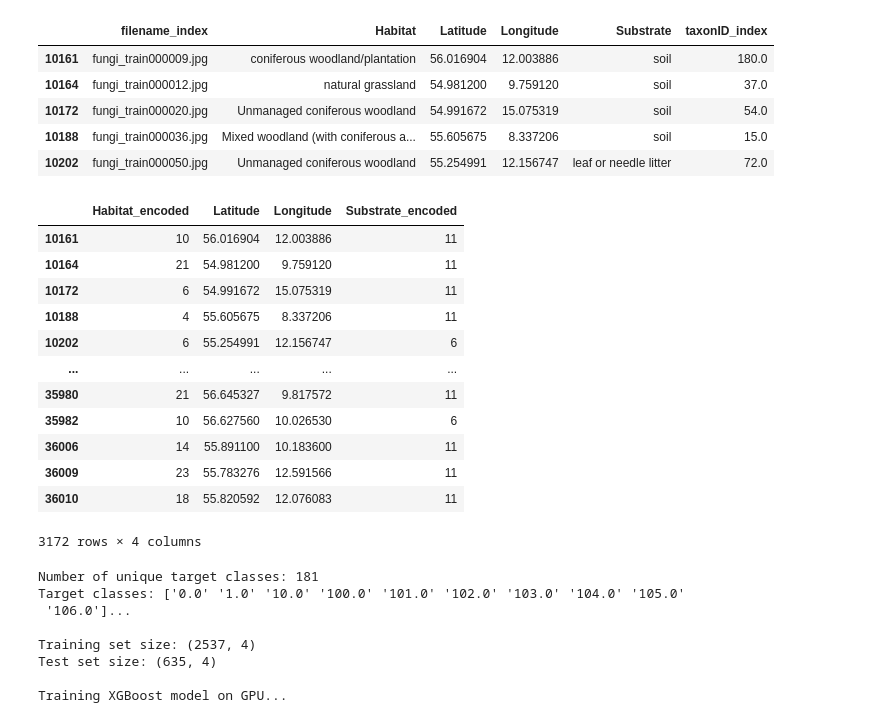
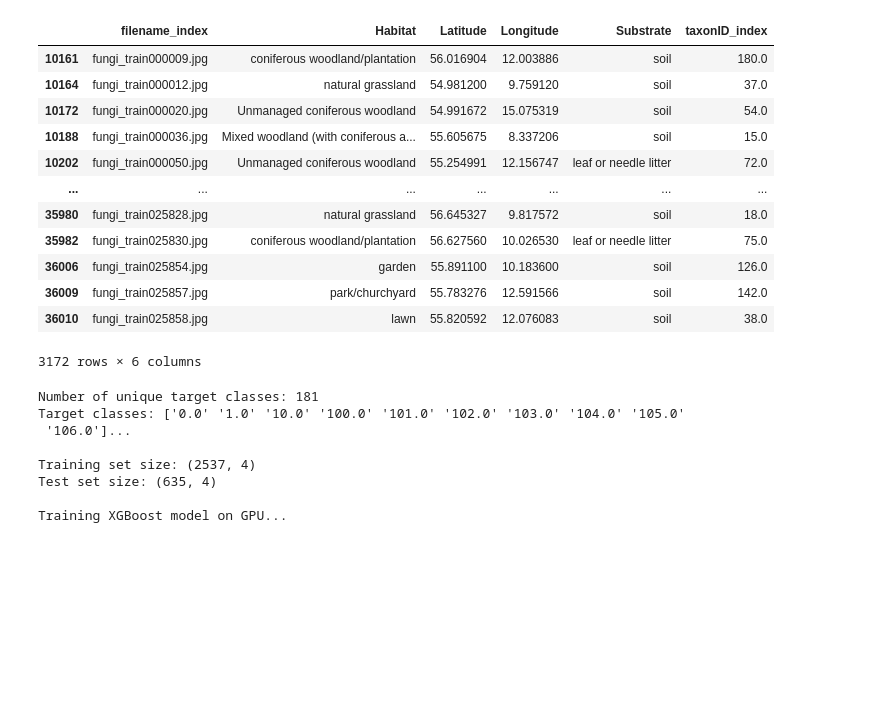
Before and after one commit to andreasaspe/MultimodalDataChallenge2025, a Jupyter notebook: src/XGBoost.ipynb, the cells around one changed output. Saved outputs shown, nothing was run; the diff lists cells and outputs as text; code cells hidden in the pictures; blank space fills up the shorter version.

```diff
--- a/src/XGBoost.ipynb
+++ b/src/XGBoost.ipynb
@@ -170,40 +1,45 @@
 # %%
 import pandas as pd
 import numpy as np
 from sklearn.model_selection import train_test_split
 from sklearn.preprocessing import LabelEncoder, StandardScaler
 from sklearn.metrics import classification_report, accuracy_score
 import xgboost as xgb
 import matplotlib.pyplot as plt
 import seaborn as sns
 from datetime import datetime
 
 data_file = "/home/awias/data/Summerschool_2025/metadata_more.csv"
 
 # Load your CSV file
 df = pd.read_csv(data_file)
 
 # Only keep the records where the substring 'train' is in filename_index
 df = df[df['filename_index'].str.contains('train', na=False)].copy()
 
 # Remove rows where taxonID_index is missing (since it's our target)
-df_clean = df.dropna(subset=['taxonID_index']).copy()
+df = df.dropna(subset=['taxonID_index']).copy()
 
 # Remove 'eventDate' column
-df_clean = df_clean.drop(columns=['eventDate'], errors='ignore')
+df = df.drop(columns=['eventDate'], errors='ignore')
 
 # Remove rows where at least two of the specified columns are NaN
 cols_to_check = ['Habitat', 'Latitude', 'Longitude', 'Substrate']
-df_clean = df_clean[df_clean[cols_to_check].isnull().sum(axis=1) < 2].copy()
+df = df[df[cols_to_check].isnull().sum(axis=1) < 2].copy()
+# %% [output]
+|  | filename_index | Habitat | Latitude | Longitude | Substrate | taxonID_index |
+| 10161 | fungi_train000009.jpg | coniferous woodland/plantation | 56.016904 | 12.003886 | soil | 180.0 |
+| 10164 | fungi_train000012.jpg | natural grassland | 54.981200 | 9.759120 | soil | 37.0 |
+| 10172 | fungi_train000020.jpg | Unmanaged coniferous woodland | 54.991672 | 15.075319 | soil | 54.0 |
+| 10188 | fungi_train000036.jpg | Mixed woodland (with coniferous a... | 55.605675 | 8.337206 | soil | 15.0 |
+| 10202 | fungi_train000050.jpg | Unmanaged coniferous woodland | 55.254991 | 12.156747 | leaf or needle litter | 72.0 |
+| ... | ... | ... | ... | ... | ... | ... |
+| 35980 | fungi_train025828.jpg | natural grassland | 56.645327 | 9.817572 | soil | 18.0 |
+| 35982 | fungi_train025830.jpg | coniferous woodland/plantation | 56.627560 | 10.026530 | leaf or needle litter | 75.0 |
+| 36006 | fungi_train025854.jpg | garden | 55.891100 | 10.183600 | soil | 126.0 |
+| 36009 | fungi_train025857.jpg | park/churchyard | 55.783276 | 12.591566 | soil | 142.0 |
+| 36010 | fungi_train025858.jpg | lawn | 55.820592 | 12.076083 | soil | 38.0 |
+3172 rows × 6 columns
-# %%
-df_clean.head()
-# %% [output]
-|  | filename_index | Habitat | Latitude | Longitude | Substrate | taxonID_index |
-| 10161 | fungi_train000009.jpg | coniferous woodland/plantation | 56.016904 | 12.003886 | soil | 180.0 |
-| 10164 | fungi_train000012.jpg | natural grassland | 54.981200 | 9.759120 | soil | 37.0 |
-| 10172 | fungi_train000020.jpg | Unmanaged coniferous woodland | 54.991672 | 15.075319 | soil | 54.0 |
-| 10188 | fungi_train000036.jpg | Mixed woodland (with coniferous a... | 55.605675 | 8.337206 | soil | 15.0 |
-| 10202 | fungi_train000050.jpg | Unmanaged coniferous woodland | 55.254991 | 12.156747 | leaf or needle litter | 72.0 |
 # %%
 # Encode categorical variables
 label_encoders = {}
@@ -222,19 +58,3 @@ y = df_clean['taxonID_index']
-# %%
-X
-# %% [output]
-|  | Habitat_encoded | Latitude | Longitude | Substrate_encoded |
-| 10161 | 10 | 56.016904 | 12.003886 | 11 |
-| 10164 | 21 | 54.981200 | 9.759120 | 11 |
-| 10172 | 6 | 54.991672 | 15.075319 | 11 |
-| 10188 | 4 | 55.605675 | 8.337206 | 11 |
-| 10202 | 6 | 55.254991 | 12.156747 | 6 |
-| ... | ... | ... | ... | ... |
-| 35980 | 21 | 56.645327 | 9.817572 | 11 |
-| 35982 | 10 | 56.627560 | 10.026530 | 6 |
-| 36006 | 14 | 55.891100 | 10.183600 | 11 |
-| 36009 | 23 | 55.783276 | 12.591566 | 11 |
-| 36010 | 18 | 55.820592 | 12.076083 | 11 |
-3172 rows × 4 columns
 # %%
 # Encode target variable if it's categorical
 target_encoder = LabelEncoder()
```
Also changed, not shown: parts of 5 cells of this notebook, 1 other file.
